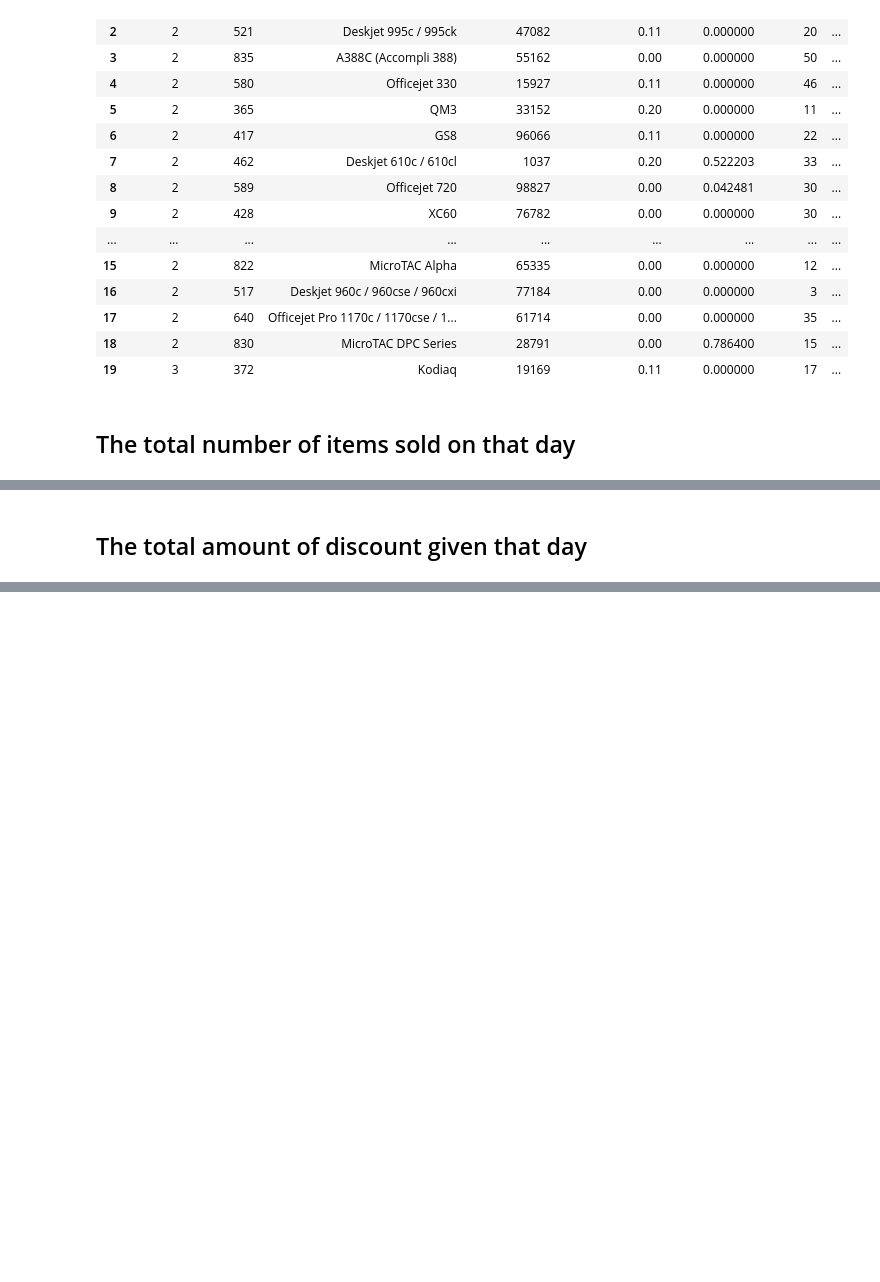
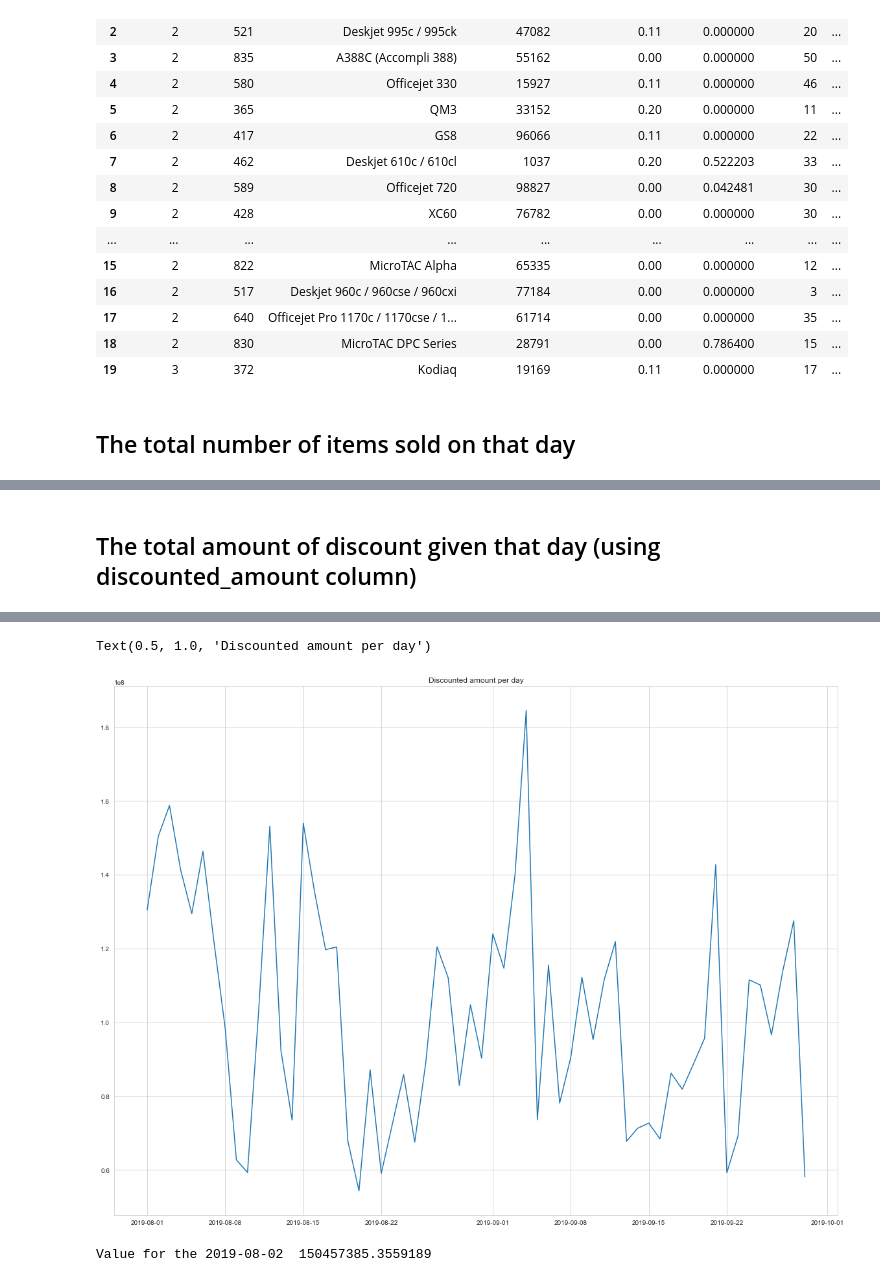
Before and after one commit to asaidomar/suade_test, a Jupyter notebook: data_analyse.ipynb, the cells around one changed output, grey strips where cells are left out. Saved outputs shown, nothing was run; the diff lists cells and outputs as text; code cells hidden in the pictures; blank space fills up the shorter version.

```diff
--- a/data_analyse.ipynb
+++ b/data_analyse.ipynb
@@ -138,6 +192,8 @@ px.line(x=customers_day.index, y=customers_day.values, title="Unique customer pe
 # %% [markdown]
-## The total amount of discount given that day
+## The total amount of discount given that day (using discounted_amount column)
 # %%
+plt.figure(figsize=(20,15))
 discounted_day = merged_order_and_item.groupby("date")["discounted_amount"].sum()
-px.line(x=discounted_day.index, y=discounted_day.values, title="Discounted amount per day")
+ax_discount_amount = sns.lineplot(data=discounted_day)
+ax_discount_amount.set_title('Discounted amount per day')
 # %% [output]
@@ -144,0 +200,6 @@ px.line(x=discounted_day.index, y=discounted_day.values, title="Discounted amoun
+Text(0.5, 1.0, 'Discounted amount per day')
+[figure, added]
+# %%
+print("Value for the 2019-08-02 ", discounted_day[get_date("2019-08-02")])
+# %% [output]
+Value for the 2019-08-02  150457385.3559189
```
Also changed, not shown: parts of 31 cells of this notebook, 11 other files.
